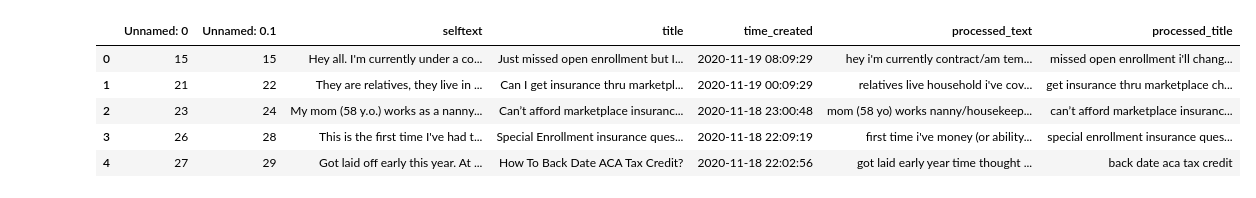
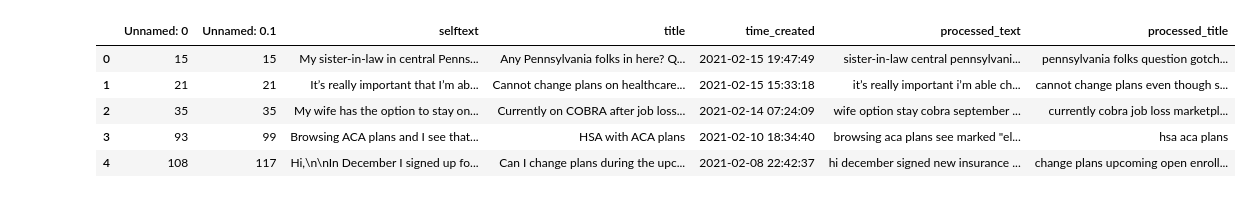
Before and after one commit to vmmadathil/forums_aca_needs, a Jupyter notebook: notebooks/01-vm-title-exploring.ipynb, the cells around one changed output. Drawn from its saved outputs; the diff is of its cells as text; code cells hidden in the pictures.

```diff
--- a/notebooks/01-vm-title-exploring.ipynb
+++ b/notebooks/01-vm-title-exploring.ipynb
@@ -2,16 +2,16 @@
 import pandas as pd
 # %%
 #importing identified aca posts
-posts = pd.read_csv('../data/processed/aca_posts.csv')
+posts = pd.read_csv('../data/processed/aca_posts_2.csv')
 
 posts.head()
 # %% [output]
 |  | Unnamed: 0 | Unnamed: 0.1 | selftext | title | time_created | processed_text | processed_title |
-| 0 | 15 | 15 | Hey all. I'm currently under a co... | Just missed open enrollment but I... | 2020-11-19 08:09:29 | hey i'm currently contract/am tem... | missed open enrollment i'll chang... |
-| 1 | 21 | 22 | They are relatives, they live in ... | Can I get insurance thru marketpl... | 2020-11-19 00:09:29 | relatives live household i've cov... | get insurance thru marketplace ch... |
-| 2 | 23 | 24 | My mom (58 y.o.) works as a nanny... | Can’t afford marketplace insuranc... | 2020-11-18 23:00:48 | mom (58 yo) works nanny/housekeep... | can’t afford marketplace insuranc... |
-| 3 | 26 | 28 | This is the first time I've had t... | Special Enrollment insurance ques... | 2020-11-18 22:09:19 | first time i've money (or ability... | special enrollment insurance ques... |
-| 4 | 27 | 29 | Got laid off early this year. At ... | How To Back Date ACA Tax Credit? | 2020-11-18 22:02:56 | got laid early year time thought ... | back date aca tax credit |
+| 0 | 15 | 15 | My sister-in-law in central Penns... | Any Pennsylvania folks in here? Q... | 2021-02-15 19:47:49 | sister-in-law central pennsylvani... | pennsylvania folks question gotch... |
+| 1 | 21 | 21 | It’s really important that I’m ab... | Cannot change plans on healthcare... | 2021-02-15 15:33:18 | it’s really important i’m able ch... | cannot change plans even though s... |
+| 2 | 35 | 35 | My wife has the option to stay on... | Currently on COBRA after job loss... | 2021-02-14 07:24:09 | wife option stay cobra september ... | currently cobra job loss marketpl... |
+| 3 | 93 | 99 | Browsing ACA plans and I see that... | HSA with ACA plans | 2021-02-10 18:34:40 | browsing aca plans see marked "el... | hsa aca plans |
+| 4 | 108 | 117 | Hi,\n\nIn December I signed up fo... | Can I change plans during the upc... | 2021-02-08 22:42:37 | hi december signed new insurance ... | change plans upcoming open enroll... |
 # %%
 #now doing it for post titles
 from wordcloud import WordCloud
```
Also changed, not shown: parts of 4 cells of this notebook, 5 other files.
